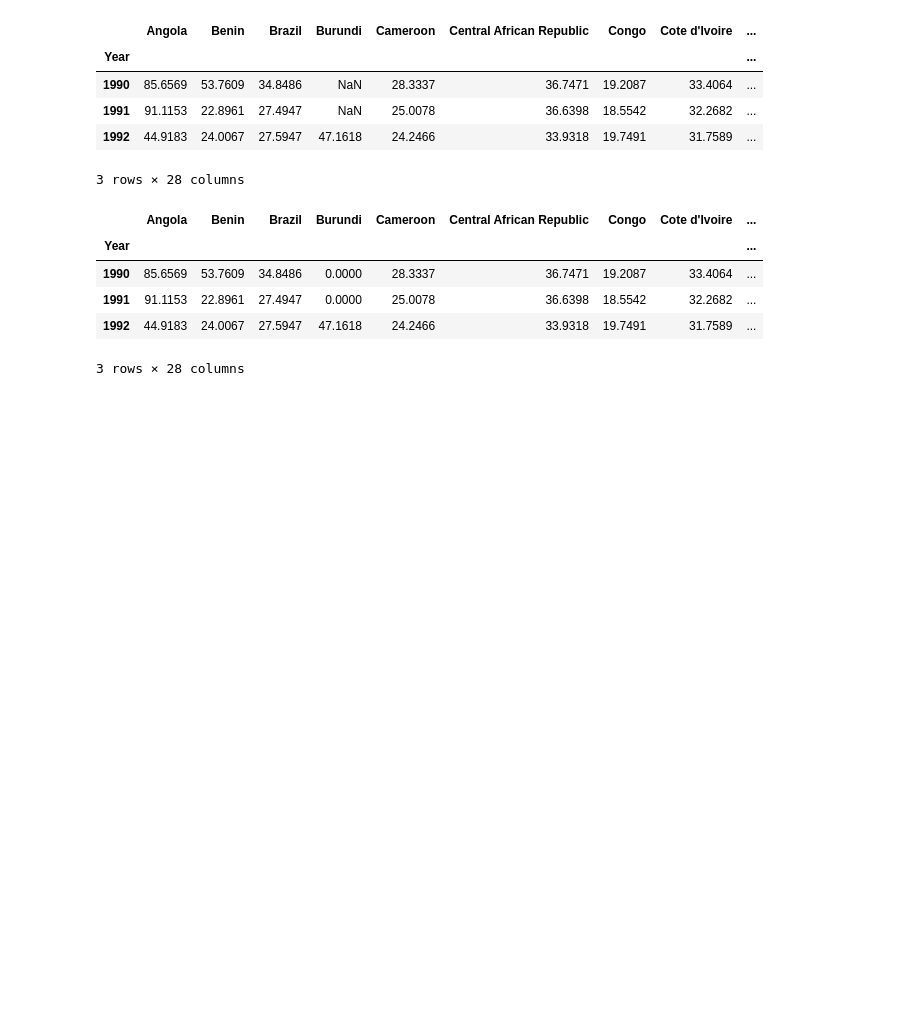
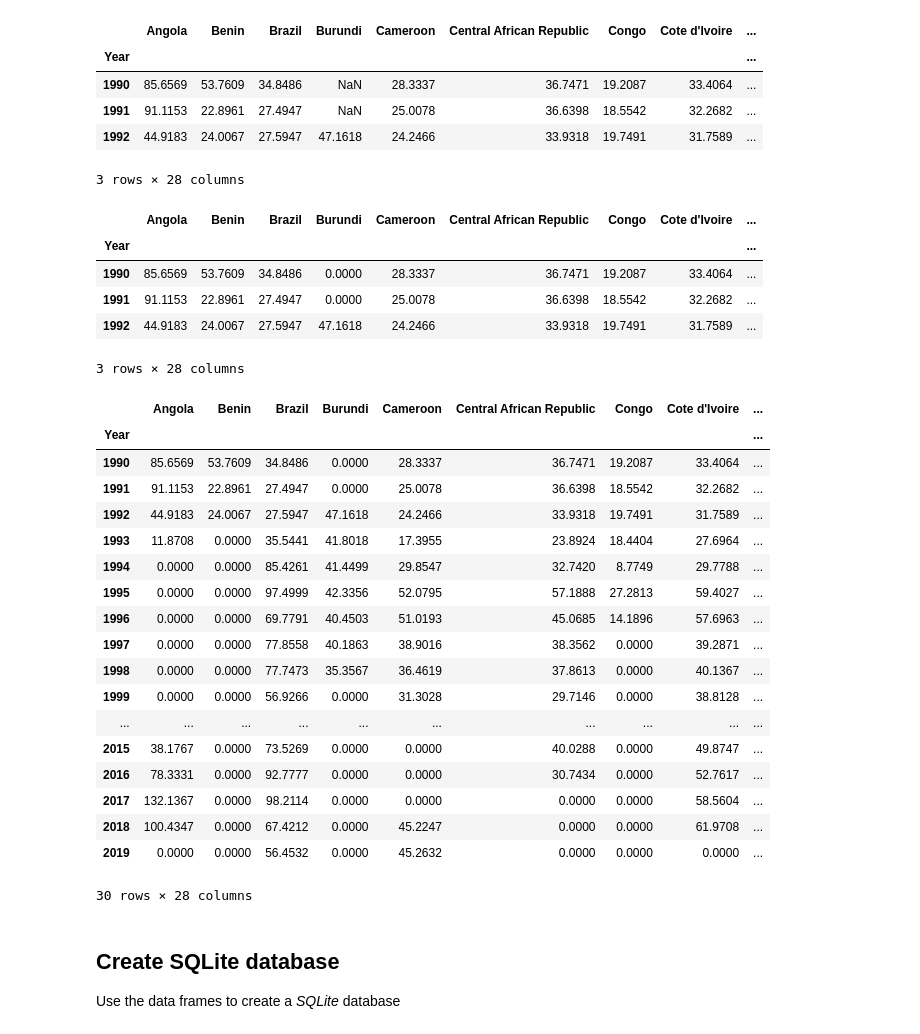
Before and after one commit to nikoelvambuena95/coffee, a Jupyter notebook: coffee.ipynb, the cells around one changed output. Cells and saved outputs as stored; diff of their text form; code cells hidden in the pictures; blank space fills up the shorter version.

Commit message:
normalized colombianMild data

```diff
--- a/coffee.ipynb
+++ b/coffee.ipynb
@@ -229,3 +285,30 @@ resetHead_df.head(3)
 | 1991 | 91.1153 | 22.8961 | 27.4947 | 0.0000 | 25.0078 | 36.6398 | 18.5542 | 32.2682 | ... |
 | 1992 | 44.9183 | 24.0067 | 27.5947 | 47.1618 | 24.2466 | 33.9318 | 19.7491 | 31.7589 | ... |
 3 rows × 28 columns
+# %%
+# Change variable name
+pg_Robustas_df = resetHead_df
+pg_Robustas_df
+# %% [output]
+|  | Angola | Benin | Brazil | Burundi | Cameroon | Central African Republic | Congo | Cote d'Ivoire | ... |
+| Year |  |  |  |  |  |  |  |  | ... |
+| 1990 | 85.6569 | 53.7609 | 34.8486 | 0.0000 | 28.3337 | 36.7471 | 19.2087 | 33.4064 | ... |
+| 1991 | 91.1153 | 22.8961 | 27.4947 | 0.0000 | 25.0078 | 36.6398 | 18.5542 | 32.2682 | ... |
+| 1992 | 44.9183 | 24.0067 | 27.5947 | 47.1618 | 24.2466 | 33.9318 | 19.7491 | 31.7589 | ... |
+| 1993 | 11.8708 | 0.0000 | 35.5441 | 41.8018 | 17.3955 | 23.8924 | 18.4404 | 27.6964 | ... |
+| 1994 | 0.0000 | 0.0000 | 85.4261 | 41.4499 | 29.8547 | 32.7420 | 8.7749 | 29.7788 | ... |
+| 1995 | 0.0000 | 0.0000 | 97.4999 | 42.3356 | 52.0795 | 57.1888 | 27.2813 | 59.4027 | ... |
+| 1996 | 0.0000 | 0.0000 | 69.7791 | 40.4503 | 51.0193 | 45.0685 | 14.1896 | 57.6963 | ... |
+| 1997 | 0.0000 | 0.0000 | 77.8558 | 40.1863 | 38.9016 | 38.3562 | 0.0000 | 39.2871 | ... |
+| 1998 | 0.0000 | 0.0000 | 77.7473 | 35.3567 | 36.4619 | 37.8613 | 0.0000 | 40.1367 | ... |
+| 1999 | 0.0000 | 0.0000 | 56.9266 | 0.0000 | 31.3028 | 29.7146 | 0.0000 | 38.8128 | ... |
+| ... | ... | ... | ... | ... | ... | ... | ... | ... | ... |
+| 2015 | 38.1767 | 0.0000 | 73.5269 | 0.0000 | 0.0000 | 40.0288 | 0.0000 | 49.8747 | ... |
+| 2016 | 78.3331 | 0.0000 | 92.7777 | 0.0000 | 0.0000 | 30.7434 | 0.0000 | 52.7617 | ... |
+| 2017 | 132.1367 | 0.0000 | 98.2114 | 0.0000 | 0.0000 | 0.0000 | 0.0000 | 58.5604 | ... |
+| 2018 | 100.4347 | 0.0000 | 67.4212 | 0.0000 | 45.2247 | 0.0000 | 0.0000 | 61.9708 | ... |
+| 2019 | 0.0000 | 0.0000 | 56.4532 | 0.0000 | 45.2632 | 0.0000 | 0.0000 | 0.0000 | ... |
+30 rows × 28 columns
+# %% [markdown]
+## Create SQLite database
+Use the data frames to create a <em>SQLite</em> database
```
Also changed, not shown: parts of 15 cells of this notebook.
